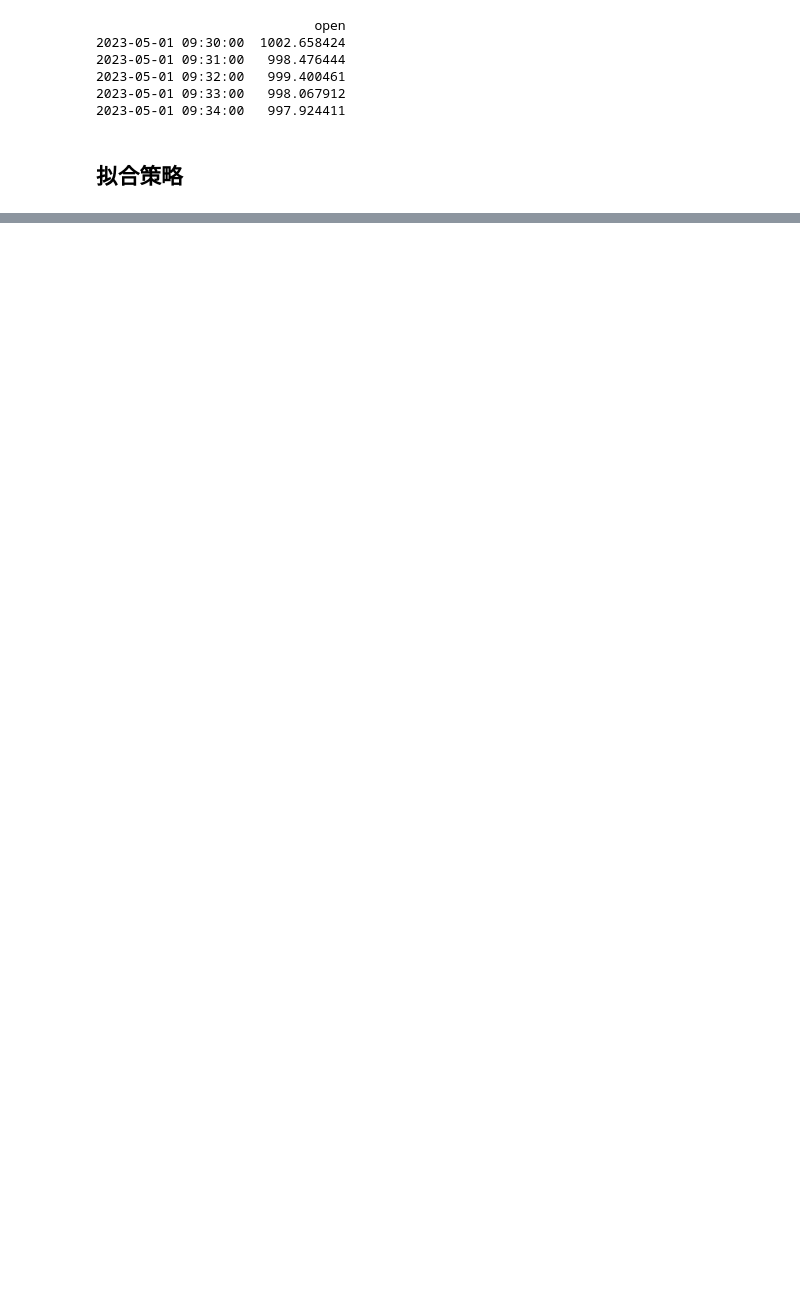
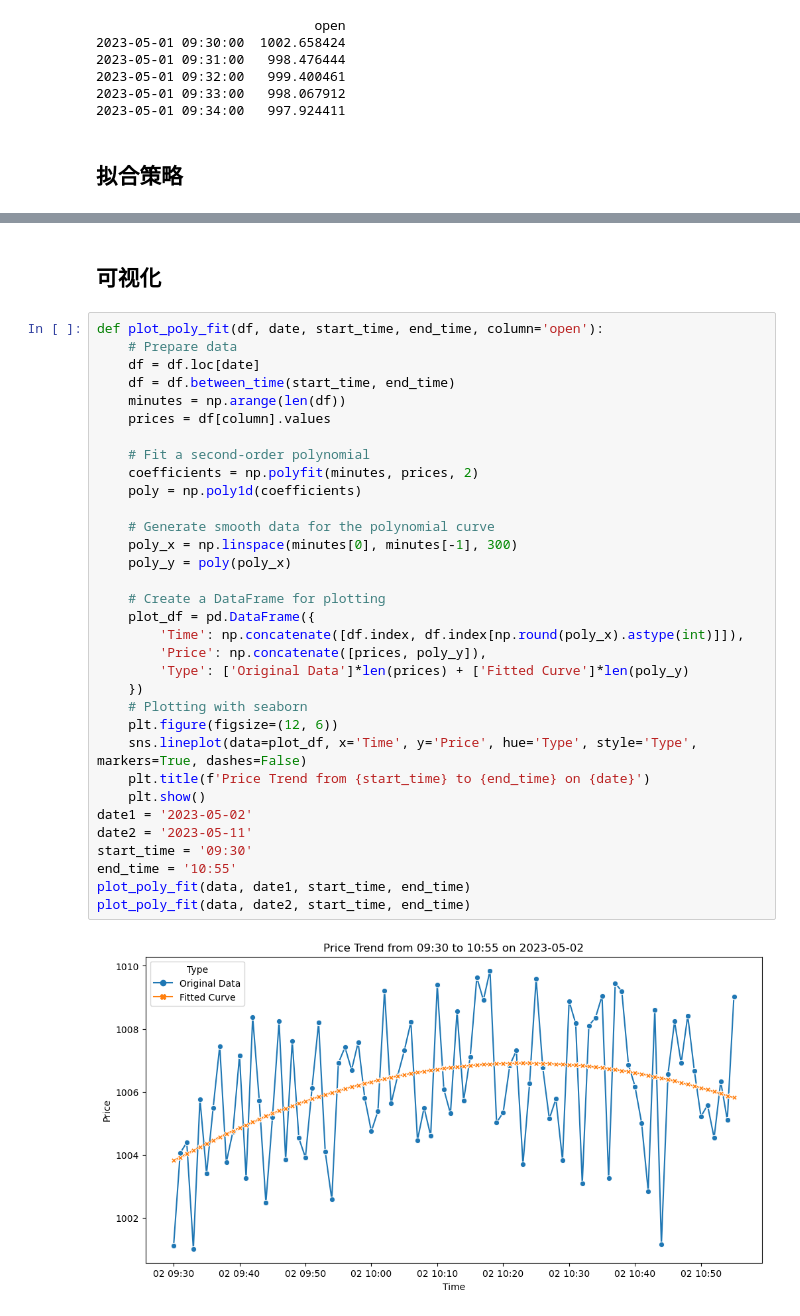
Before and after one commit to Go1vf/PolyFutures-Trend-Trading, a Jupyter notebook: main.ipynb, the cells around one changed output, grey strips where cells are left out. Drawn from its saved outputs; the diff is of its cells as text; blank space fills up the shorter version.

Commit message:
Creating some visualization

```diff
--- a/main.ipynb
+++ b/main.ipynb
@@ -155,0 +196,37 @@ data.index = pd.to_datetime(data.index)
+# %% [markdown]
+## 可视化
+# %%
+def plot_poly_fit(df, date, start_time, end_time, column='open'):
+    # Prepare data
+    df = df.loc[date]
+    df = df.between_time(start_time, end_time)
+    minutes = np.arange(len(df))
+    prices = df[column].values
+
+    # Fit a second-order polynomial
+    coefficients = np.polyfit(minutes, prices, 2)
+    poly = np.poly1d(coefficients)
+
+    # Generate smooth data for the polynomial curve
+    poly_x = np.linspace(minutes[0], minutes[-1], 300)
+    poly_y = poly(poly_x)
+
+    # Create a DataFrame for plotting
+    plot_df = pd.DataFrame({
+        'Time': np.concatenate([df.index, df.index[np.round(poly_x).astype(int)]]),
+        'Price': np.concatenate([prices, poly_y]),
+        'Type': ['Original Data']*len(prices) + ['Fitted Curve']*len(poly_y)
+    })
+    # Plotting with seaborn
+    plt.figure(figsize=(12, 6))
+    sns.lineplot(data=plot_df, x='Time', y='Price', hue='Type', style='Type', markers=True, dashes=False)
+    plt.title(f'Price Trend from {start_time} to {end_time} on {date}')
+    plt.show()
+date1 = '2023-05-02'
+date2 = '2023-05-11'
+start_time = '09:30'
+end_time = '10:55'
+plot_poly_fit(data, date1, start_time, end_time)
+plot_poly_fit(data, date2, start_time, end_time)
+# %% [output]
+[figure, added]
```
Also changed, not shown: parts of 6 cells of this notebook.
